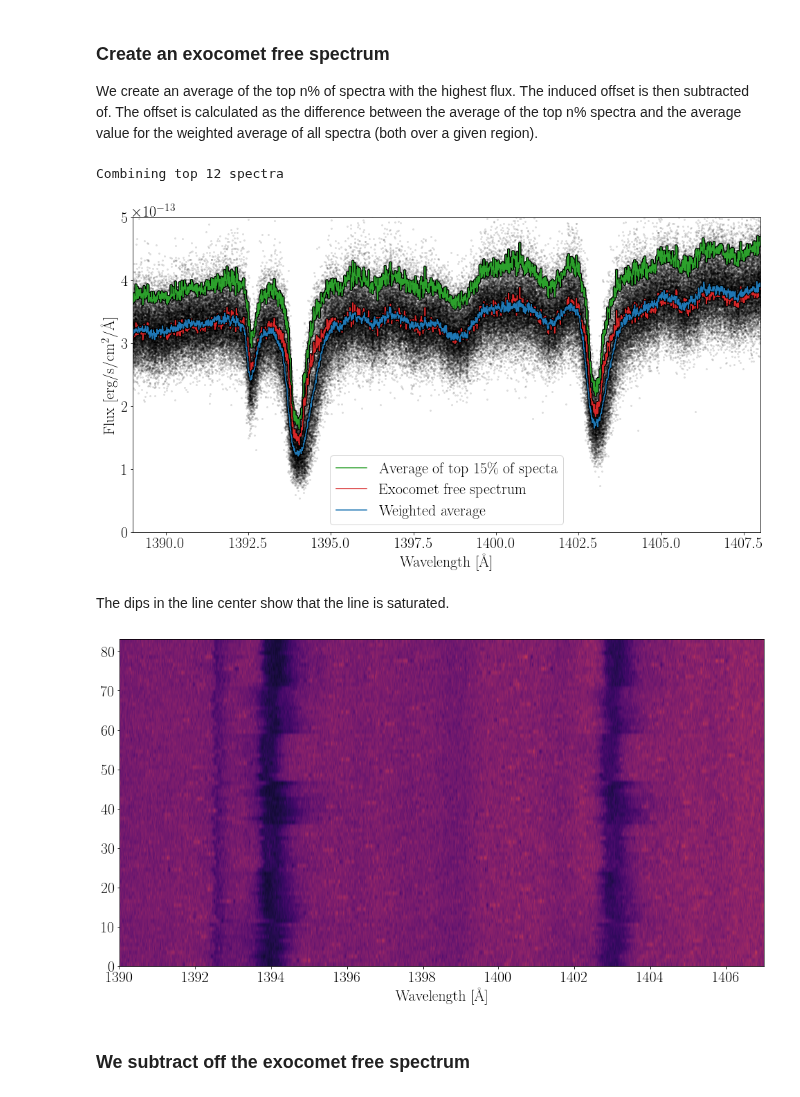
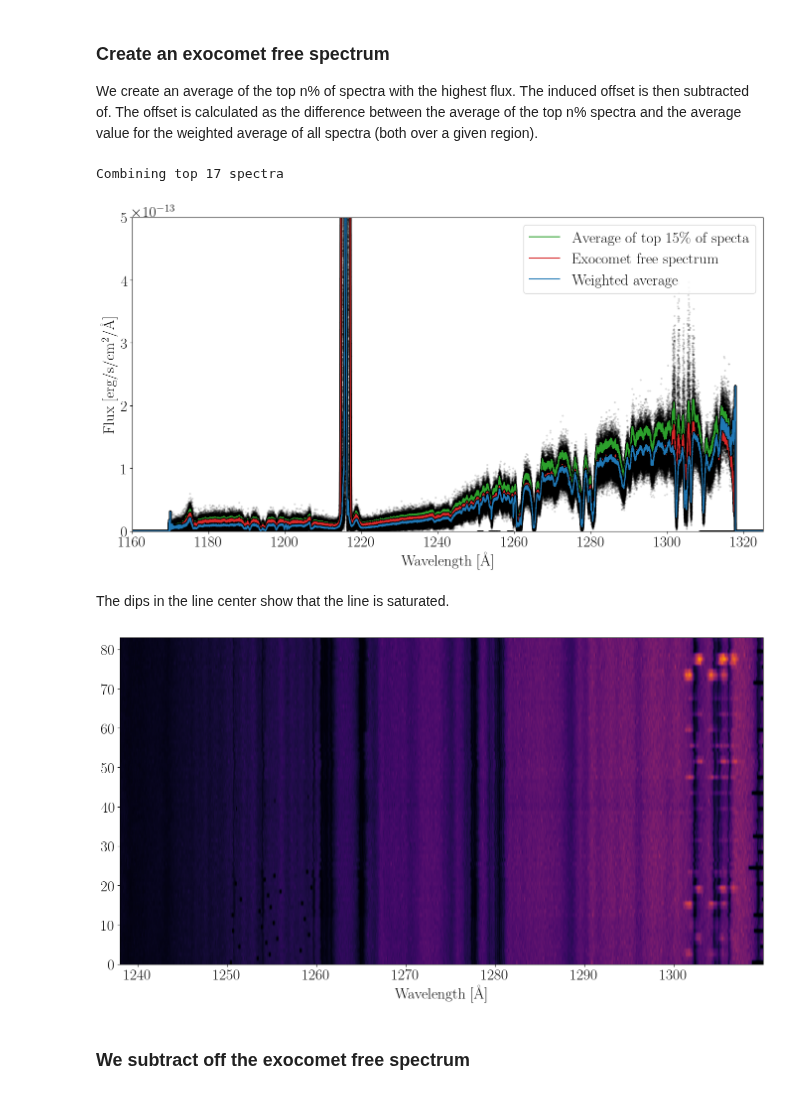
Before and after one commit to bdrdavies/exocomets, a Jupyter notebook: notebooks/exocomet_free_spectrum.ipynb, the cells around one changed output. Drawn from its saved outputs; the diff is of its cells as text; code cells hidden in the pictures.

Commit message:
made the notebook more compatible with B spectra

```diff
--- a/notebooks/exocomet_free_spectrum.ipynb
+++ b/notebooks/exocomet_free_spectrum.ipynb
@@ -101,12 +102,12 @@ w = DP[0][0][0]
 # Select the region which we can use to calculate the the standard devication of.
 if part == "A":
     # Create an exocomet free spectrum by taking the median of the top 20% of spectra
-    cut_off = 0.15
+    cut_off = 0.20
     s1, s2 = c.RegionSelect(w, 1396, 1401)
 else:
-    cut_off = 0.10
-    s1, s2 = c.RegionSelect(w, 1180, 1187)
-    #s1, s2 = c.RegionSelect(w, 1284, 1286)
+    cut_off = 0.20
+    #s1, s2 = c.RegionSelect(w, 1180, 1187)
+    s1, s2 = c.RegionSelect(w, 1284, 1286)
 
 # Calculate how many spectra are used to create the exocomet free spectrum
 top = round(len(spec)*cut_off)
@@ -136,13 +137,13 @@ ecf_std = np.std(ecf[s1:s2])
 ecf_err = np.ones(len(ecf))*ecf_std
 
 # This is how we did it previously. I have kept it here for comparison.
-threshold = np.percentile(spec, 85, axis=0)
-ecf_old = threshold-np.average(np.std(spec, axis=0)[s1:s2])
+#threshold = np.percentile(spec, 85, axis=0)
+#ecf_old = threshold-np.average(np.std(spec, axis=0)[s1:s2])
 
 np.savez(home+'/data/ECF_'+part+'.npz', ecf, dtype=object)
 np.savez(home+'/data/ECF_'+part+'_err.npz', ecf_err, dtype=object)
 # %% [output]
-Combining top 12 spectra
+Combining top 17 spectra
 # %%
 # Setting the parameters for the plots
 plotting_params = {'backend': 'wxAgg',
@@ -178,55 +179,49 @@ if part == "A":
     plt.ylim(0,5e-13)
 else:
     plt.legend(loc='upper right', numpoints=1)
-    #plt.xlim(1171,1210)
-    #plt.ylim(0,5e-14)
+    plt.xlim(1160,1325)
+    plt.ylim(0,5e-13)
 
 
 plt.xlabel(r'Wavelength [\AA]')
 plt.ylabel(r'Flux [erg/s/cm$^2$/\AA]')
 fig.tight_layout()
-plt.savefig(home+'/plots/presentation/SiIV_spectra.jpg',dpi=150)
 # %% [output]
-[figure, old version]
+[figure, new version]
 # %% [markdown]
 The dips in the line center show that the line is saturated.
 # %%
 #%matplotlib widget
 # We plot the entire dataset with the earlier spectra shown at the top of the plot.
 
 if part == "A":
     s1, s2 = c.RegionSelect(w, 1320, 1479)
 else:
-    s1, s2 = c.RegionSelect(w, 1171,1210)
-    #s1, s2 = c.RegionSelect(w, 1238,1310)
+    #s1, s2 = c.RegionSelect(w, 1171,1210)
+    s1, s2 = c.RegionSelect(w, 1238,1310)
 
 wave = w[s1:s2]
 spec_range   = len(wave)
 
 spec_c = []
 for i in range(len(spec)):
     spec_c.append(spec[i][s1:s2])
 
 spec_c = np.array(spec_c)
 
 rows         = len(spec_c)
 
 S            = spec_c.reshape(rows,spec_range)
 cmap = plt.get_cmap('inferno')
 
 fig = plt.figure(figsize=(14.0,8.0))
-if part == "A":
-    plt.imshow(S,cmap=cmap,extent=[wave[0],wave[-1],0,len(S)],aspect='auto')
-else:
-    plt.imshow(S,cmap=cmap,extent=[wave[0],wave[-1],0,len(S)],vmin=0,vmax=1.8e-14,aspect='auto')
-    #plt.imshow(S,cmap=cmap,extent=[wave[0],wave[-1],0,len(S)],vmin=0,vmax=1.3e-13,aspect='auto')
+plt.imshow(S,cmap=cmap,extent=[wave[0],wave[-1],0,len(S)],vmin=0,aspect='auto')
+
 plt.xlabel(r'Wavelength [\AA]')
-#plt.xlim(1334.3, 1464)
-plt.xlim(1390,1407)
 fig.tight_layout()
 plt.savefig(home+'/plots/presentation/spectra_'+part+'_blue.jpg',dpi=150)
 # %% [output]
-[figure, old version]
+[figure, new version]
 # %% [markdown]
 ### We subtract off the exocomet free spectrum
 # %%
```
Also changed, not shown: parts of 2 cells of this notebook.
